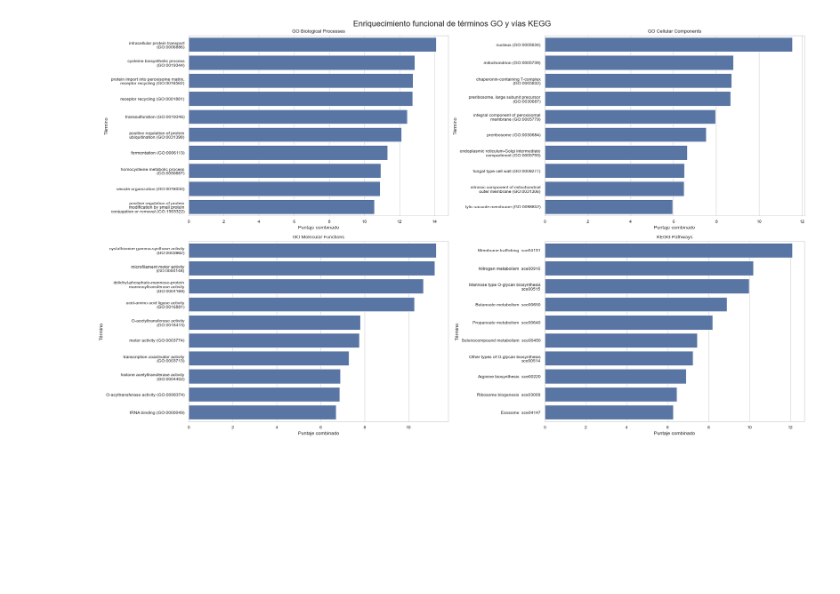
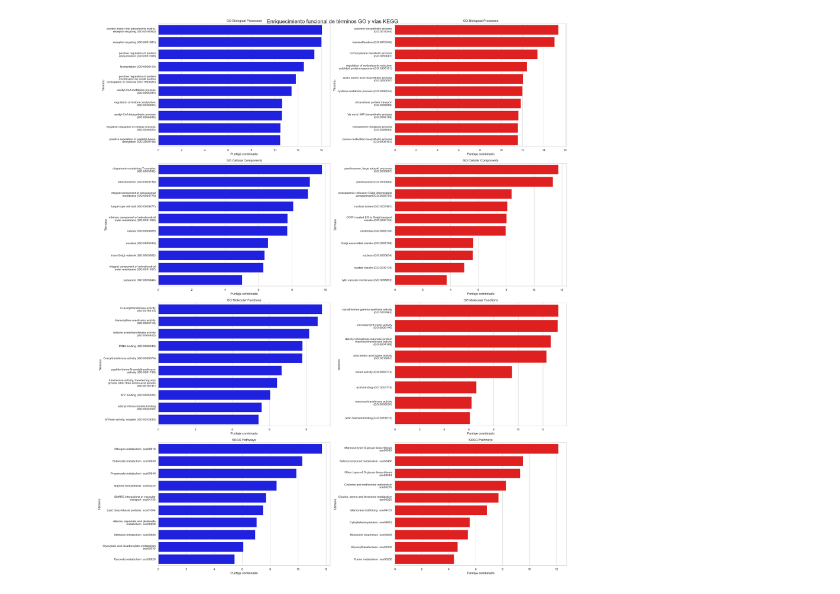
Before and after one commit to justog220/TP-Final-NGS, a Jupyter notebook: notebooks/graphics_generation.ipynb, the cells around one changed output. Cells and saved outputs as stored; diff of their text form; code cells hidden in the pictures; blank space fills up the shorter version.

```diff
--- a/notebooks/graphics_generation.ipynb
+++ b/notebooks/graphics_generation.ipynb
@@ -4,7 +4,12 @@ import seaborn as sns
 import matplotlib.pyplot as plt
 import textwrap
 # %%
-go_biological_processes = pd.read_csv("../results/functional_enrichment/enrichment_GO_Biological_Process_2018.tsv", sep='\t')
-go_cellular_components = pd.read_csv("../results/functional_enrichment/enrichment_GO_Cellular_Component_2018.tsv", sep='\t')
-go_molecular_functions = pd.read_csv("../results/functional_enrichment/enrichment_GO_Molecular_Function_2018.tsv", sep='\t')
-kegg_pathways = pd.read_csv("../results/functional_enrichment/enrichment_KEGG_2018.tsv", sep='\t')
+go_biological_processes_up = pd.read_csv("../results/functional_enrichment/up_regulated/enrichment_GO_Biological_Process_2018.tsv", sep='\t')
+go_cellular_components_up = pd.read_csv("../results/functional_enrichment/up_regulated/enrichment_GO_Cellular_Component_2018.tsv", sep='\t')
+go_molecular_functions_up = pd.read_csv("../results/functional_enrichment/up_regulated/enrichment_GO_Molecular_Function_2018.tsv", sep='\t')
+kegg_pathways_up = pd.read_csv("../results/functional_enrichment/up_regulated/enrichment_KEGG_2018.tsv", sep='\t')
+
+go_biological_processes_down = pd.read_csv("../results/functional_enrichment/down_regulated/enrichment_GO_Biological_Process_2018.tsv", sep='\t')
+go_cellular_components_down = pd.read_csv("../results/functional_enrichment/down_regulated/enrichment_GO_Cellular_Component_2018.tsv", sep='\t')
+go_molecular_functions_down = pd.read_csv("../results/functional_enrichment/down_regulated/enrichment_GO_Molecular_Function_2018.tsv", sep='\t')
+kegg_pathways_down = pd.read_csv("../results/functional_enrichment/down_regulated/enrichment_KEGG_2018.tsv", sep='\t')
@@ -27,26 +16,41 @@ go_biological_processes
 # %%
 annotations = {
-    "GO Biological Processes": go_biological_processes,
-    "GO Cellular Components": go_cellular_components,
-    "GO Molecular Functions": go_molecular_functions,
-    "KEGG Pathways": kegg_pathways
+    "up" : {
+        "GO Biological Processes": go_biological_processes_up,
+        "GO Cellular Components": go_cellular_components_up,
+        "GO Molecular Functions": go_molecular_functions_up,
+        "KEGG Pathways": kegg_pathways_up
+    },
+    "down" : {
+        "GO Biological Processes": go_biological_processes_down,
+        "GO Cellular Components": go_cellular_components_down,
+        "GO Molecular Functions": go_molecular_functions_down,
+        "KEGG Pathways": kegg_pathways_down
+    }
 }
 sns.set_style("whitegrid")
 sns.set_context("paper")
-index = 1
+row = 1
 height_per_bar = 0.3
-plt.figure(figsize=(20, 40 * height_per_bar))
-for name, df in annotations.items():
-    df["Term"] = df["Term"].apply(lambda x: "\n".join(textwrap.wrap(x, 40)))
-    plt.subplot(2, 2, index)
-    index += 1
-    sns.barplot(df.head(10), x="Combined Score", y="Term")
+plt.figure(figsize=(20, 80 * height_per_bar))
+for name, df_up, df_down in zip(annotations["up"].keys(), annotations["up"].values(), annotations["down"].values()):
+    df_up["Term"] = df_up["Term"].apply(lambda x: "\n".join(textwrap.wrap(x, 40)))
+    df_down["Term"] = df_down["Term"].apply(lambda x: "\n".join(textwrap.wrap(x, 40)))
+    plt.subplot(4, 2, row+1)
+    sns.barplot(df_up.head(10), x="Combined Score", y="Term", color="red")
     plt.title(name)
     plt.xlabel("Puntaje combinado")
     plt.ylabel("Término")
+    plt.subplot(4, 2, row)
+    sns.barplot(df_down.head(10), x="Combined Score", y="Term", color="blue")
+    plt.title(name)
+    plt.xlabel("Puntaje combinado")
+    plt.ylabel("Término")
+    row += 2
+
 
 plt.suptitle("Enriquecimiento funcional de términos GO y vías KEGG", fontsize=16)
 plt.tight_layout()
 plt.show()
 # %% [output]
-[figure, old version]
+[figure, new version]
```
Also changed, not shown: parts of 4 cells of this notebook, 1 other file.
